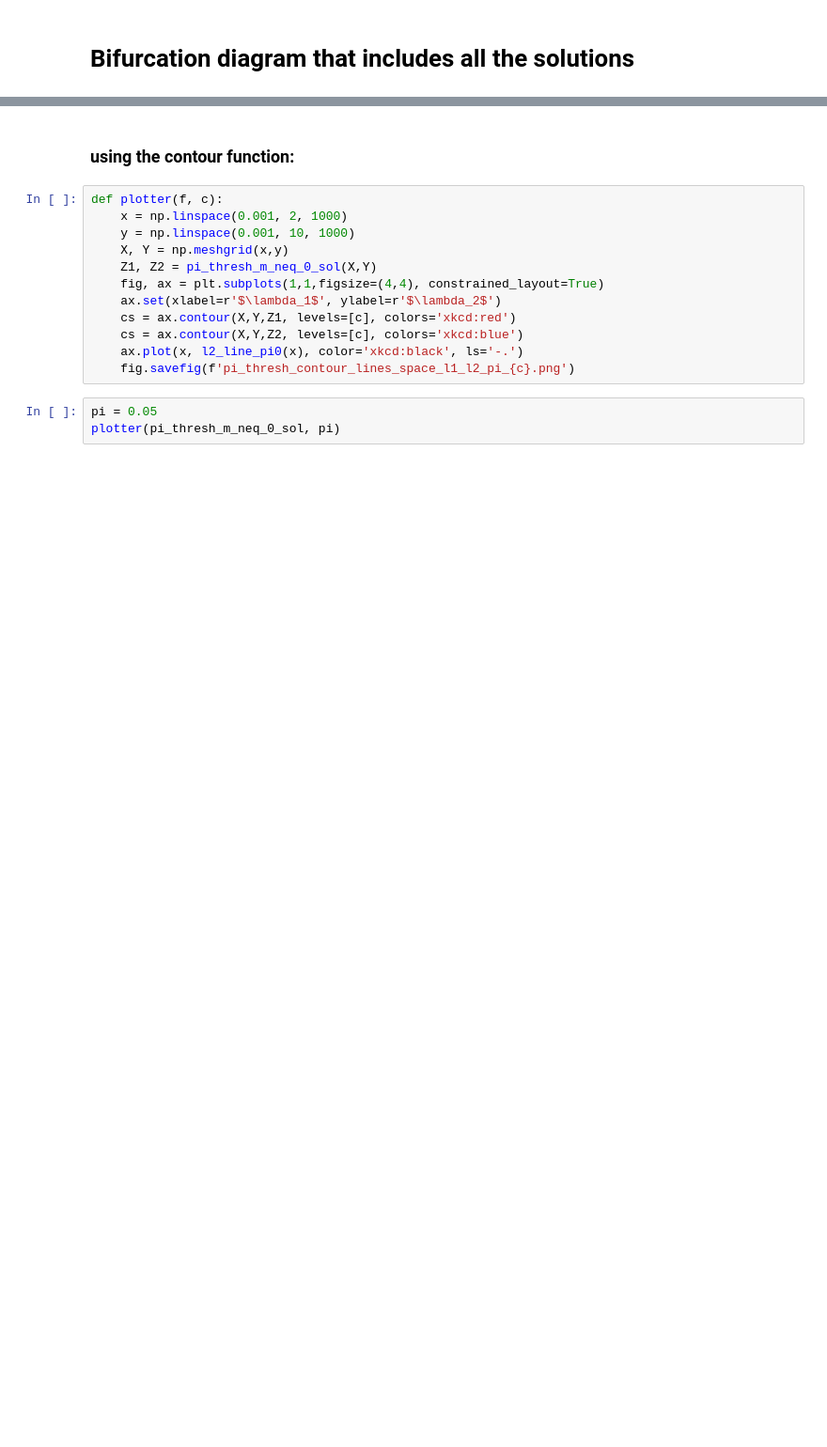
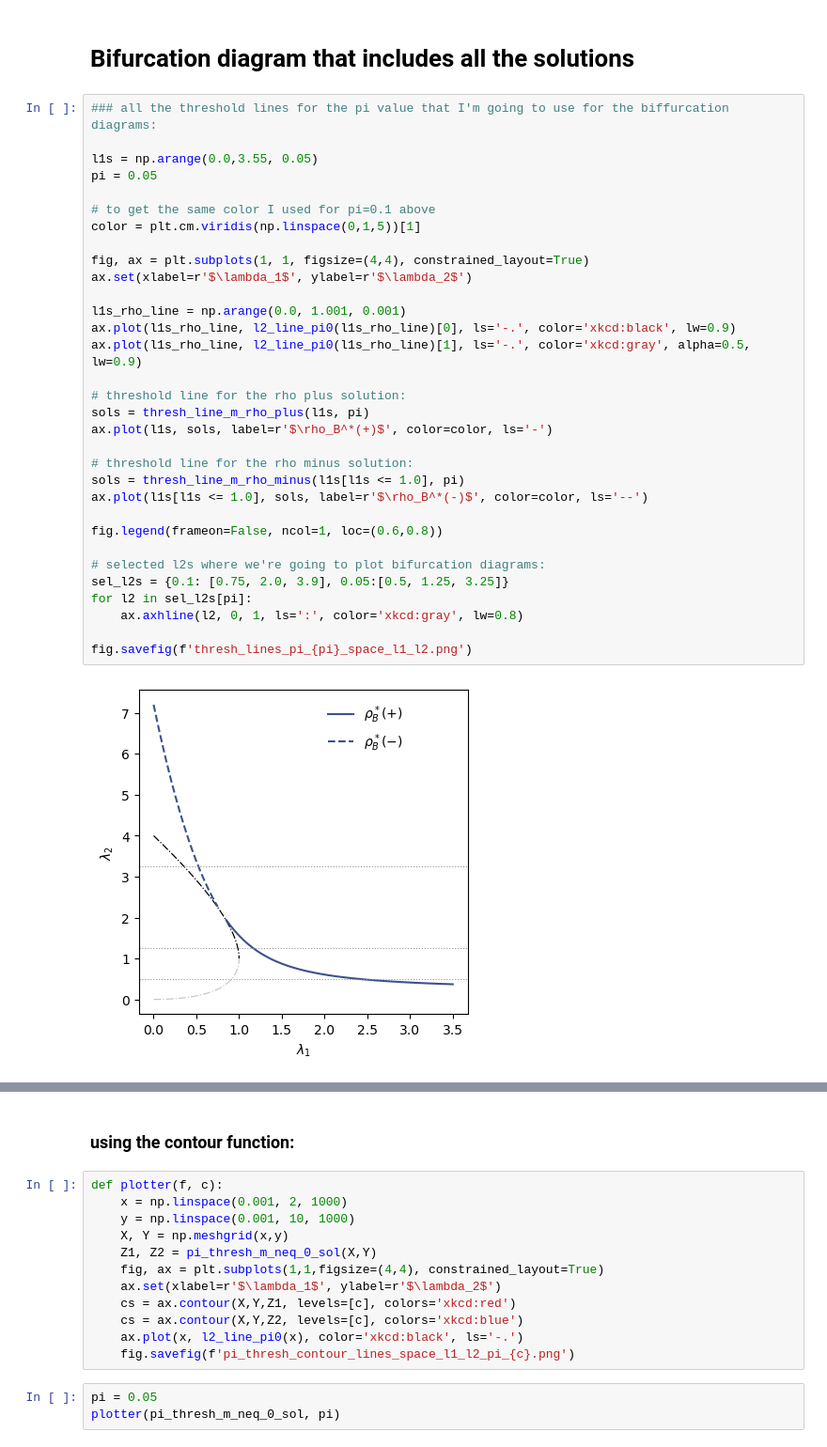
Before and after one commit to dmarchp/TFM_code, a Jupyter notebook: non_lin_models/det_sols_non_lin/1and2simplices.ipynb, the cells around one changed output, grey strips where cells are left out. Shown at 94% size. Saved outputs shown, nothing was run; the diff lists cells and outputs as text; blank space fills up the shorter version.

```diff
--- a/non_lin_models/det_sols_non_lin/1and2simplices.ipynb
+++ b/non_lin_models/det_sols_non_lin/1and2simplices.ipynb
@@ -384,2 +414,36 @@ fig.colorbar(im, ax=ax)
 # %% [markdown]
 # Bifurcation diagram that includes all the solutions
+# %%
+### all the threshold lines for the pi value that I'm going to use for the biffurcation diagrams:
+
+l1s = np.arange(0.0,3.55, 0.05)
+pi = 0.05
+
+# to get the same color I used for pi=0.1 above
+color = plt.cm.viridis(np.linspace(0,1,5))[1]
+
+fig, ax = plt.subplots(1, 1, figsize=(4,4), constrained_layout=True)
+ax.set(xlabel=r'$\lambda_1$', ylabel=r'$\lambda_2$')
+
+l1s_rho_line = np.arange(0.0, 1.001, 0.001)
+ax.plot(l1s_rho_line, l2_line_pi0(l1s_rho_line)[0], ls='-.', color='xkcd:black', lw=0.9)
+ax.plot(l1s_rho_line, l2_line_pi0(l1s_rho_line)[1], ls='-.', color='xkcd:gray', alpha=0.5, lw=0.9)
+
+# threshold line for the rho plus solution:
+sols = thresh_line_m_rho_plus(l1s, pi)
+ax.plot(l1s, sols, label=r'$\rho_B^*(+)$', color=color, ls='-')
+
+# threshold line for the rho minus solution:
+sols = thresh_line_m_rho_minus(l1s[l1s <= 1.0], pi)
+ax.plot(l1s[l1s <= 1.0], sols, label=r'$\rho_B^*(-)$', color=color, ls='--')
+
+fig.legend(frameon=False, ncol=1, loc=(0.6,0.8))
+
+# selected l2s where we're going to plot bifurcation diagrams:
+sel_l2s = {0.1: [0.75, 2.0, 3.9], 0.05:[0.5, 1.25, 3.25]}
+for l2 in sel_l2s[pi]:
+    ax.axhline(l2, 0, 1, ls=':', color='xkcd:gray', lw=0.8)
+
+fig.savefig(f'thresh_lines_pi_{pi}_space_l1_l2.png')
+# %% [output]
+[figure, added]
```
Also changed, not shown: parts of 10 cells of this notebook, 8 other files.
